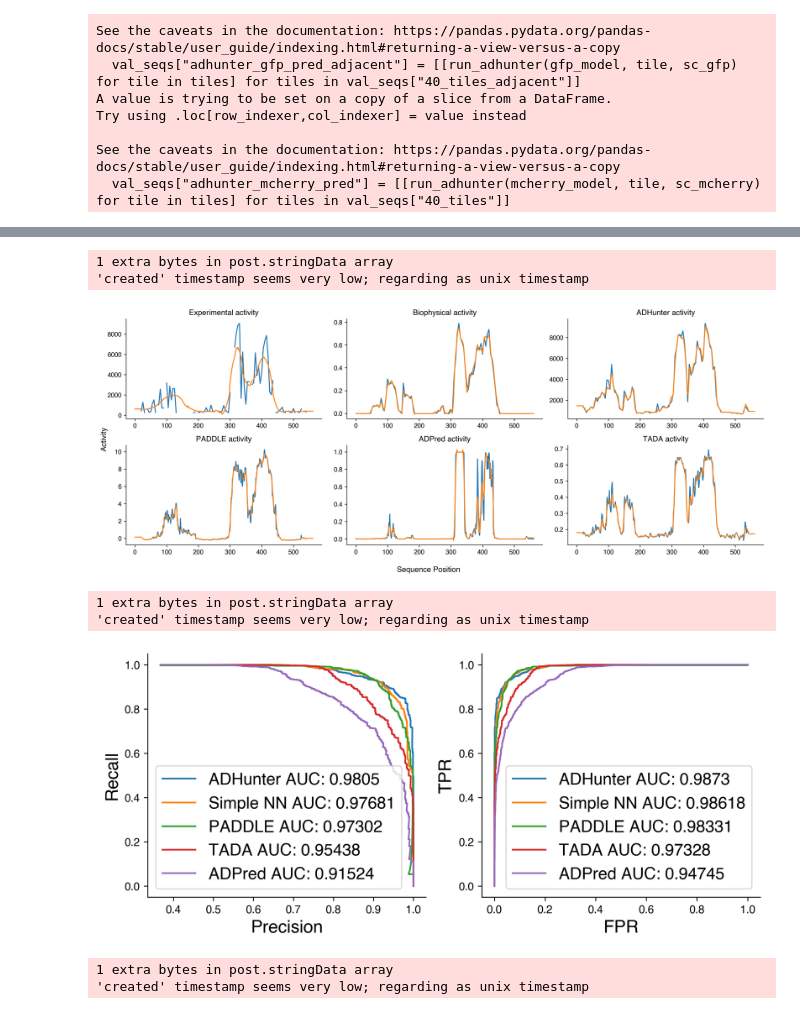
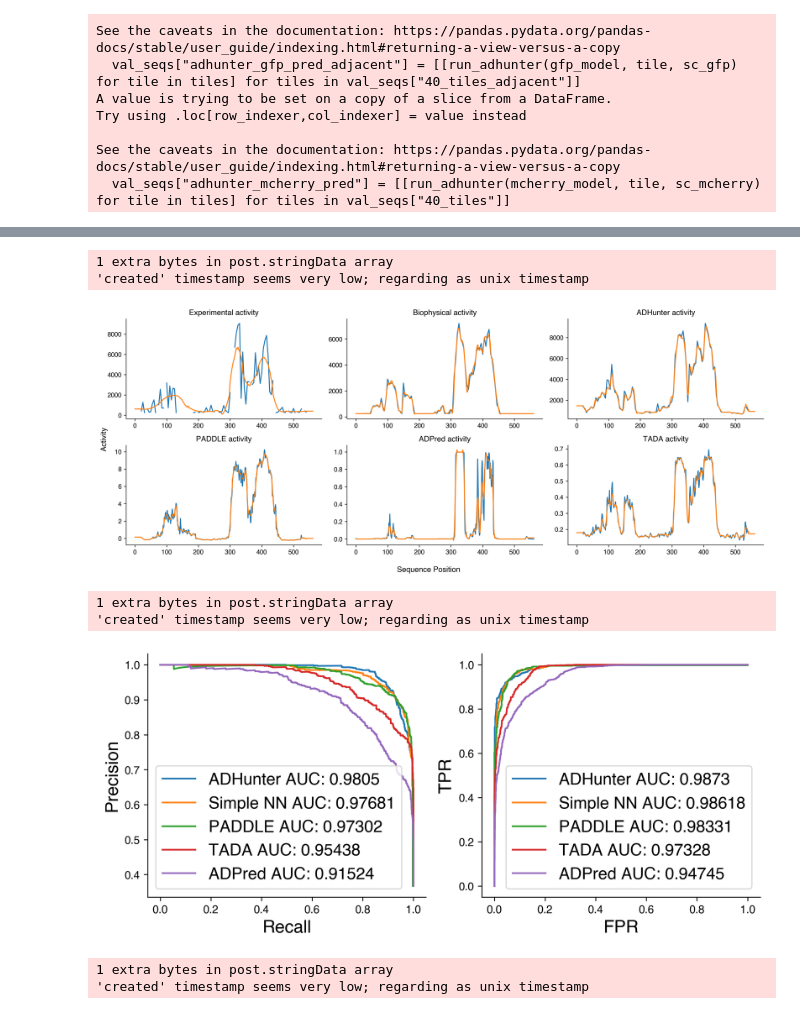
Before and after one commit to staller-lab/NN_interpretability_for_AD_prediction, a Jupyter notebook: scripts/compare_simple_w_deep_activity.ipynb, the cells around one changed output, grey strips where cells are left out. Cells and saved outputs as stored; diff of their text form; code cells hidden in the pictures.

```diff
--- a/scripts/compare_simple_w_deep_activity.ipynb
+++ b/scripts/compare_simple_w_deep_activity.ipynb
@@ -144,8 +144,8 @@ def run_biophysical_model(loaded_model,sequence):
     predictions = predictions.detach().numpy().reshape(1, -1)
     return sc_act.inverse_transform(predictions)
 
-val_seqs["biophysics_gfp_pred"] = [[run_biophysical_model(biophysical_model, tile)[0] for tile in tiles] for tiles in val_seqs["40_tiles"]]
-train_seqs["biophysics_gfp_pred"] = [[run_biophysical_model(biophysical_model, tile)[0] for tile in tiles] for tiles in train_seqs["40_tiles"]]
-other_tiles["biophysics_gfp_pred"] = [run_biophysical_model(biophysical_model, tile)[0] for tile in other_tiles["aa_seq"]]
+val_seqs["biophysics_gfp_pred"] = [[run_biophysical_model(biophysical_model, tile)[0][0] for tile in tiles] for tiles in val_seqs["40_tiles"]]
+train_seqs["biophysics_gfp_pred"] = [[run_biophysical_model(biophysical_model, tile)[0][0] for tile in tiles] for tiles in train_seqs["40_tiles"]]
+other_tiles["biophysics_gfp_pred"] = [run_biophysical_model(biophysical_model, tile)[0][0] for tile in other_tiles["aa_seq"]]
 
-val_seqs["biophysics_gfp_pred_adjacent"] = [[run_biophysical_model(biophysical_model, tile)[0] for tile in tiles] for tiles in val_seqs["40_tiles_adjacent"]]
+val_seqs["biophysics_gfp_pred_adjacent"] = [[run_biophysical_model(biophysical_model, tile)[0][0] for tile in tiles] for tiles in val_seqs["40_tiles_adjacent"]]
@@ -376,7 +379,7 @@ plt.savefig(f"figures/smoothed_data.png")
 # %% [output]
 1 extra bytes in post.stringData array
 'created' timestamp seems very low; regarding as unix timestamp
-[figure, old version]
+[figure, new version]
 # %%
 fig, axs = plt.subplots(1,2,figsize=(10,4))
 
@@ -389,7 +392,7 @@ fpr_b, tpr_b, thresholds_b = roc_curve(experimental_labels, biophysical_measures
 experimental_measures, paddle_measures = get_centered_smoothed_data("smoothed_paddle")
 experimental_labels = [i > 2000 for i in experimental_measures]
 precision_p, recall_p, thresholds_p = precision_recall_curve(experimental_labels, paddle_measures)
-fpr_p, tpr_p, thresholds_b = roc_curve(experimental_labels, paddle_measures)
+fpr_p, tpr_p, thresholds_p = roc_curve(experimental_labels, paddle_measures)
 
 experimental_measures, adhunter_measures = get_centered_smoothed_data("smoothed_adhunter")
 experimental_labels = [i > 2000 for i in experimental_measures]
@@ -411,41 +414,41 @@ biophysics_auc_pr = auc(recall_b, precision_b)
 adhunter_auc_pr = auc(recall_a, precision_a)
 paddle_auc_pr = auc(recall_p, precision_p)
 tada_auc_pr = auc(recall_t, precision_t)
 adpred_auc_pr = auc(recall_ad, precision_ad)
 
 biophysics_auc_roc = auc(fpr_b, tpr_b)
 adhunter_auc_roc = auc(fpr_a, tpr_a)
 paddle_auc_roc = auc(fpr_p, tpr_p)
 tada_auc_roc = auc(fpr_t, tpr_t)
 adpred_auc_roc = auc(fpr_ad, tpr_ad)
 
-axs[0].plot(precision_a, recall_a, label=f"ADHunter AUC: {adhunter_auc_pr:.5}")
-axs[0].plot(precision_b, recall_b, label=f"Simple NN AUC: {biophysics_auc_pr:.5}")
-axs[0].plot(precision_p, recall_p, label=f"PADDLE AUC: {paddle_auc_pr:.5}")
-axs[0].plot(precision_t, recall_t, label=f"TADA AUC: {tada_auc_pr:.5}")
-axs[0].plot(precision_ad, recall_ad, label=f"ADPred AUC: {adpred_auc_pr:.5}")
+axs[0].plot(recall_a, precision_a, label=f"ADHunter AUC: {adhunter_auc_pr:.5}")
+axs[0].plot(recall_b, precision_b, label=f"Simple NN AUC: {biophysics_auc_pr:.5}")
+axs[0].plot(recall_p, precision_p, label=f"PADDLE AUC: {paddle_auc_pr:.5}")
+axs[0].plot(recall_t, precision_t, label=f"TADA AUC: {tada_auc_pr:.5}")
+axs[0].plot(recall_ad, precision_ad, label=f"ADPred AUC: {adpred_auc_pr:.5}")
 
 axs[0].legend(fontsize="15")
-axs[0].set_xlabel("Precision", fontsize=16)
-axs[0].set_ylabel("Recall", fontsize=16)
+axs[0].set_xlabel("Recall", fontsize=16)
+axs[0].set_ylabel("Precision", fontsize=16)
 
 axs[1].plot(fpr_a,tpr_a,  label=f"ADHunter AUC: {adhunter_auc_roc:.5}")
 axs[1].plot(fpr_b, tpr_b, label=f"Simple NN AUC: {biophysics_auc_roc:.5}")
 axs[1].plot(fpr_p, tpr_p, label=f"PADDLE AUC: {paddle_auc_roc:.5}")
 axs[1].plot(fpr_t, tpr_t, label=f"TADA AUC: {tada_auc_roc:.5}")
 axs[1].plot(fpr_ad, tpr_ad, label=f"ADPred AUC: {adpred_auc_roc:.5}")
 
 axs[1].legend(fontsize="15")
 axs[1].set_xlabel("FPR", fontsize=16)
 axs[1].set_ylabel("TPR", fontsize=16)
 
 # fig.suptitle("Centered and Smoothed Data")
 sns.despine()
 plt.savefig(f"figures/simple_AUC_plots.pdf", format='pdf', bbox_inches='tight')
 # %% [output]
 1 extra bytes in post.stringData array
 'created' timestamp seems very low; regarding as unix timestamp
-[figure, old version]
+[figure, new version]
 # %%
 plt.rcParams['pdf.fonttype'] = 42
 plt.rcParams['ps.fonttype'] = 42
```
Also changed, not shown: parts of 2 cells of this notebook, 3 other files.
